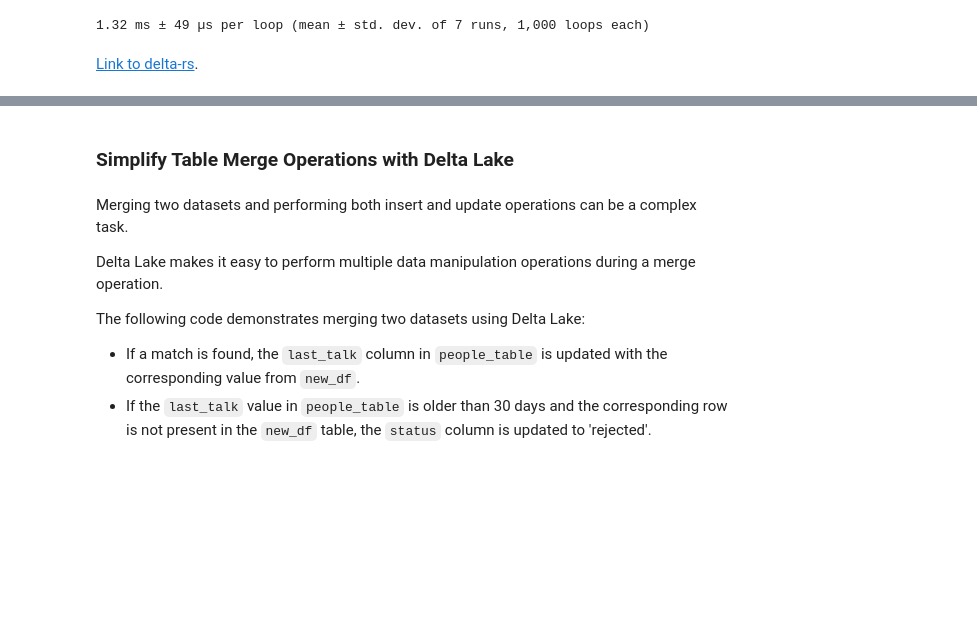
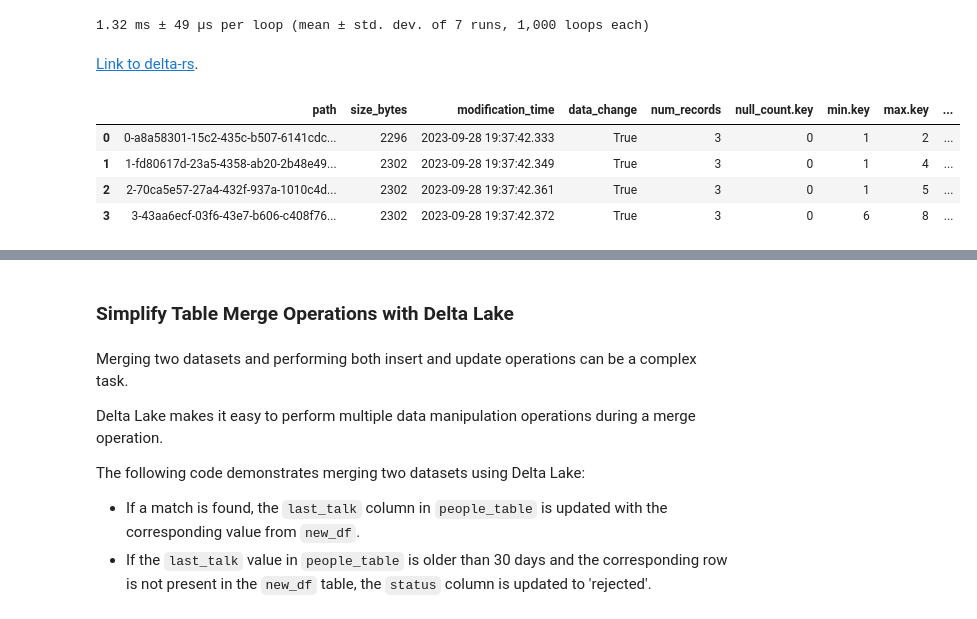
Before and after one commit to khuyentran1401/Efficient_Python_tricks_and_tools_for_data_scientists, a Jupyter notebook: docs/_sources/Chapter5/better_pandas.ipynb, the cells around one changed output, grey strips where cells are left out. Saved outputs shown, nothing was run; the diff lists cells and outputs as text; code cells hidden in the pictures; blank space fills up the shorter version.

```diff
--- a/docs/_sources/Chapter5/better_pandas.ipynb
+++ b/docs/_sources/Chapter5/better_pandas.ipynb
@@ -550,3 +550,27 @@ df = dt.to_pandas()
 1.32 ms ± 49 µs per loop (mean ± std. dev. of 7 runs, 1,000 loops each)
 # %% [markdown]
 [Link to delta-rs](https://github.com/delta-io/delta-rs).
+# %%
+import pandas as pd
+
+df1 = pd.DataFrame({'key': [1, 2, 1], 'value': [3, 4, 5]})
+df2 = pd.DataFrame({'key': [1, 3, 4], 'value': [6, 7, 8]})
+df3 = pd.DataFrame({'key': [1, 4, 5], 'value': [9, 10, 11]})
+df4 = pd.DataFrame({'key': [6, 7, 8], 'value': [9, 10, 11]})
+
+frames = [df1, df2, df3, df4]
+path = 'delta_test'
+for df in frames:
+    write_deltalake(path, df, mode="append")
+# %%
+from deltalake import DeltaTable
+
+dt = DeltaTable(path)
+# %%
+dt.get_add_actions(flatten=True).to_pandas()
+# %% [output]
+|  | path | size_bytes | modification_time | data_change | num_records | null_count.key | min.key | max.key | ... |
+| 0 | 0-a8a58301-15c2-435c-b507-6141cdc... | 2296 | 2023-09-28 19:37:42.333 | True | 3 | 0 | 1 | 2 | ... |
+| 1 | 1-fd80617d-23a5-4358-ab20-2b48e49... | 2302 | 2023-09-28 19:37:42.349 | True | 3 | 0 | 1 | 4 | ... |
+| 2 | 2-70ca5e57-27a4-432f-937a-1010c4d... | 2302 | 2023-09-28 19:37:42.361 | True | 3 | 0 | 1 | 5 | ... |
+| 3 | 3-43aa6ecf-03f6-43e7-b606-c408f76... | 2302 | 2023-09-28 19:37:42.372 | True | 3 | 0 | 6 | 8 | ... |
```
Also changed, not shown: parts of 12 cells of this notebook, 6 other files.
